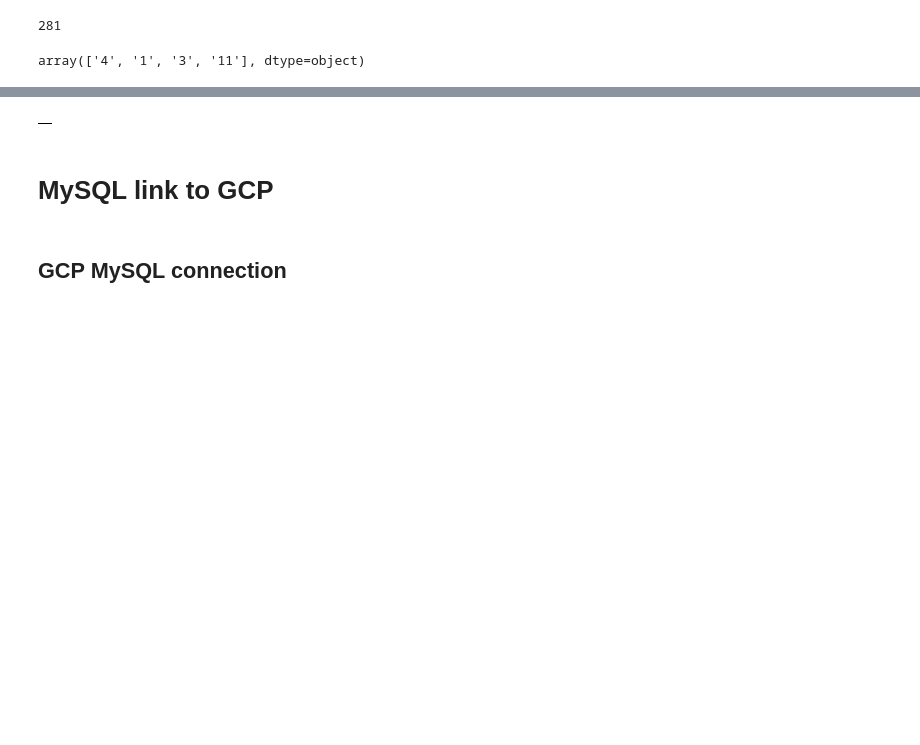
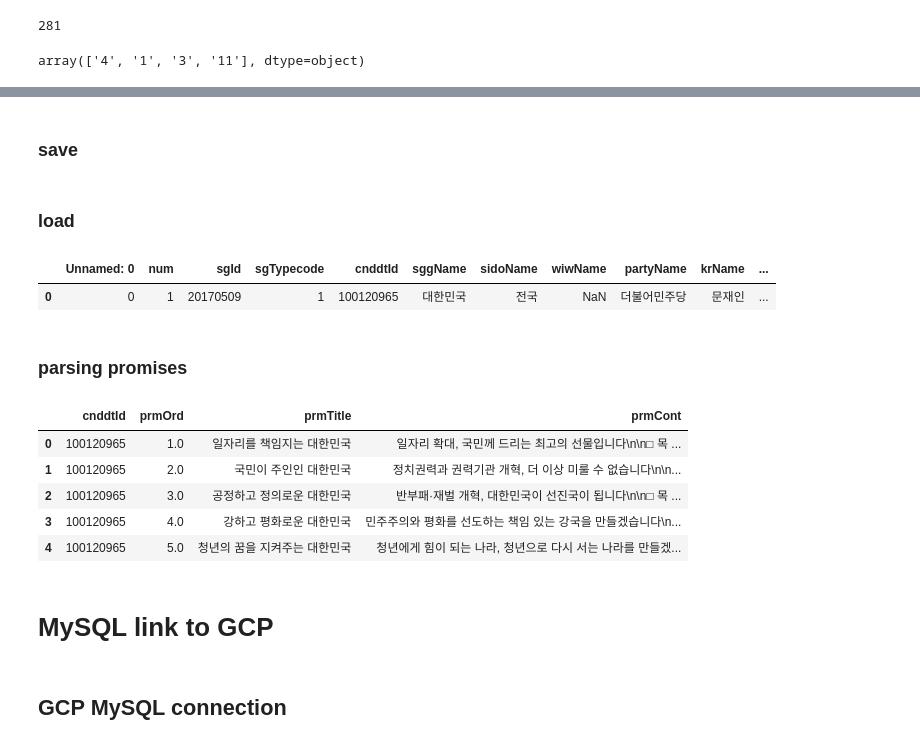
Before and after one commit to ElectionInfo/Data_code, a Jupyter notebook: election_database.ipynb, the cells around one changed output, grey strips where cells are left out. Cells and saved outputs as stored; diff of their text form; code cells hidden in the pictures; blank space fills up the shorter version.

Commit message:
add promise data

```diff
--- a/election_database.ipynb
+++ b/election_database.ipynb
@@ -672,16 +597,2 @@ KeyboardInterrupt: ignored
-# %%
-promise_df.head()
-# %% [output]
-|  |
-# %%
-promise_df = pd.DataFrame()
-pass_idx = [2,4,5,6,7,8,9,10,'2','4','5','6','7','8','9','10']
-
-for i in range(len(winner_df)):
-  sgId = winner_df['SG_ID'][i]
-  sgTypecode = winner_df['SG_TYPECODE'][i]
-  cnddtId = winner_df['HUBOID'][i]
-
-  if sgTypecode == 1 or sgTypecode == '1':
-    data = get_promise_df(sgId, sgTypecode, cnddtId)
-    promise_df = pd.concat([promise_df, data], ignore_index=True)
+# %% [markdown]
+### save
@@ -688,3 +602,49 @@ for i in range(len(winner_df)):
+# %% [markdown]
+### load
+# %%
+!wget https://raw.githubusercontent.com/ElectionInfo/Data_code/main/winner_df.csv &> /dev/null
+
+promise_df = pd.read_csv("winner_df.csv")
+promise_df.head(1)
+# %% [output]
+|  | Unnamed: 0 | num | sgId | sgTypecode | cnddtId | sggName | sidoName | wiwName | partyName | krName | ... |
+| 0 | 0 | 1 | 20170509 | 1 | 100120965 | 대한민국 | 전국 | NaN | 더불어민주당 | 문재인 | ... |
+# %% [markdown]
+### parsing promises
+# %%
+def promise_parse(prom):
+  total = pd.DataFrame()
+  for i in prom.index:
+    for prmnum in range(1, 11):
+
+      prmord = prom._get_value(i, 'prmsOrd' + str(prmnum))
+
+      if pd.isna(prmord) == True:
+        break
+
+      prmcont = prom._get_value(i, 'prmmCont' + str(prmnum))
+
+      # prmcont parsing
+
+      cur = pd.DataFrame([[
+                          prom._get_value(i, 'cnddtId'),
+                          prmord,
+                          prom._get_value(i, 'prmsTitle' + str(prmnum)),
+                          prmcont
+                          ]], columns=['cnddtId', 'prmOrd', 'prmTitle', 'prmCont'])
+
+      total = pd.concat([total, cur], ignore_index=True)
+  return total
+# %%
+promise = promise_parse(promise_df)
+promise.head()
+# %% [output]
+|  | cnddtId | prmOrd | prmTitle | prmCont |
+| 0 | 100120965 | 1.0 | 일자리를 책임지는 대한민국 | 일자리 확대, 국민께 드리는 최고의 선물입니다\n\n□ 목 ... |
+| 1 | 100120965 | 2.0 | 국민이 주인인 대한민국 | 정치권력과 권력기관 개혁, 더 이상 미룰 수 없습니다\n\n... |
+| 2 | 100120965 | 3.0 | 공정하고 정의로운 대한민국 | 반부패·재벌 개혁, 대한민국이 선진국이 됩니다\n\n□ 목 ... |
+| 3 | 100120965 | 4.0 | 강하고 평화로운 대한민국 | 민주주의와 평화를 선도하는 책임 있는 강국을 만들겠습니다\n... |
+| 4 | 100120965 | 5.0 | 청년의 꿈을 지켜주는 대한민국 | 청년에게 힘이 되는 나라, 청년으로 다시 서는 나라를 만들겠... |
 # %% [markdown]
 # MySQL link to GCP
 # %% [markdown]
```
Also changed, not shown: parts of 18 cells of this notebook.
